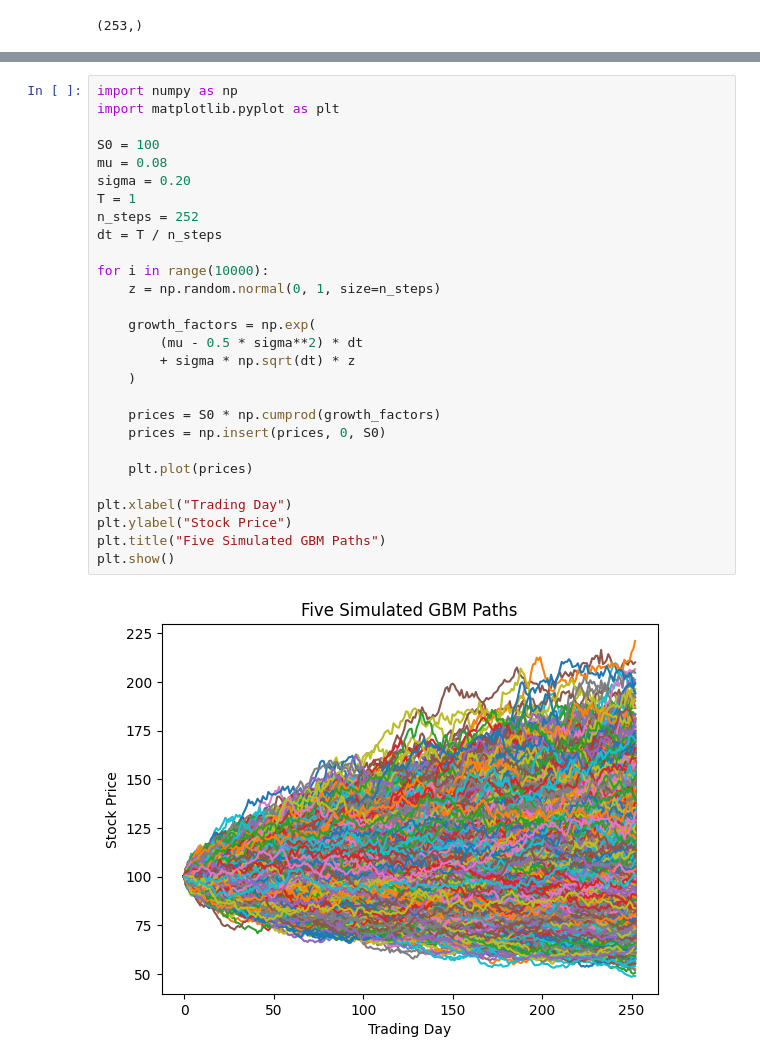
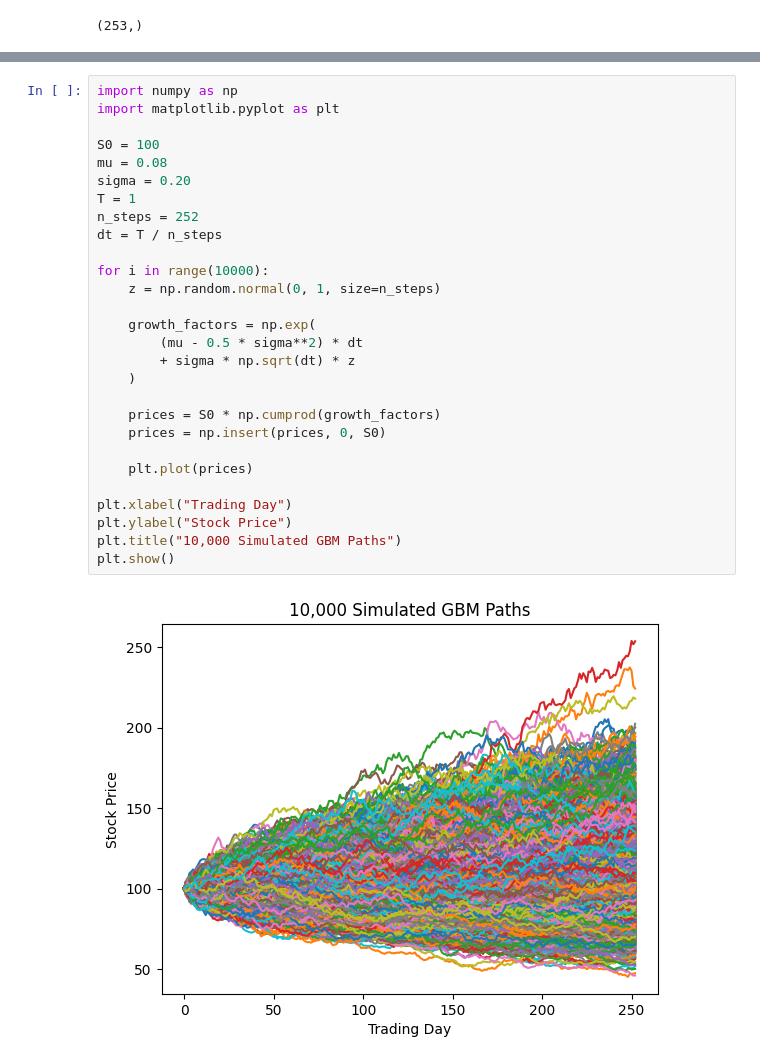
Before and after one commit to Hacker794/Monte-Carlo-Market-Risk-and-Option-Pricing-Engine-, a Jupyter notebook: notebooks/day3_gbm_path.ipynb, the cells around one changed output, grey strips where cells are left out. Drawn from its saved outputs; the diff is of its cells as text.

Commit message:
corrected title of GBM paths

```diff
--- a/notebooks/day3_gbm_path.ipynb
+++ b/notebooks/day3_gbm_path.ipynb
@@ -57,30 +57,30 @@ plt.show()
 # %%
 import numpy as np
 import matplotlib.pyplot as plt
 
 S0 = 100
 mu = 0.08
 sigma = 0.20
 T = 1
 n_steps = 252
 dt = T / n_steps
 
 for i in range(10000):
     z = np.random.normal(0, 1, size=n_steps)
 
     growth_factors = np.exp(
         (mu - 0.5 * sigma**2) * dt
         + sigma * np.sqrt(dt) * z
     )
 
     prices = S0 * np.cumprod(growth_factors)
     prices = np.insert(prices, 0, S0)
 
     plt.plot(prices)
 
 plt.xlabel("Trading Day")
 plt.ylabel("Stock Price")
-plt.title("Five Simulated GBM Paths")
+plt.title("10,000 Simulated GBM Paths")
 plt.show()
 # %% [output]
-[figure, old version]
+[figure, new version]
```
Also changed, not shown: parts of 2 cells of this notebook.
